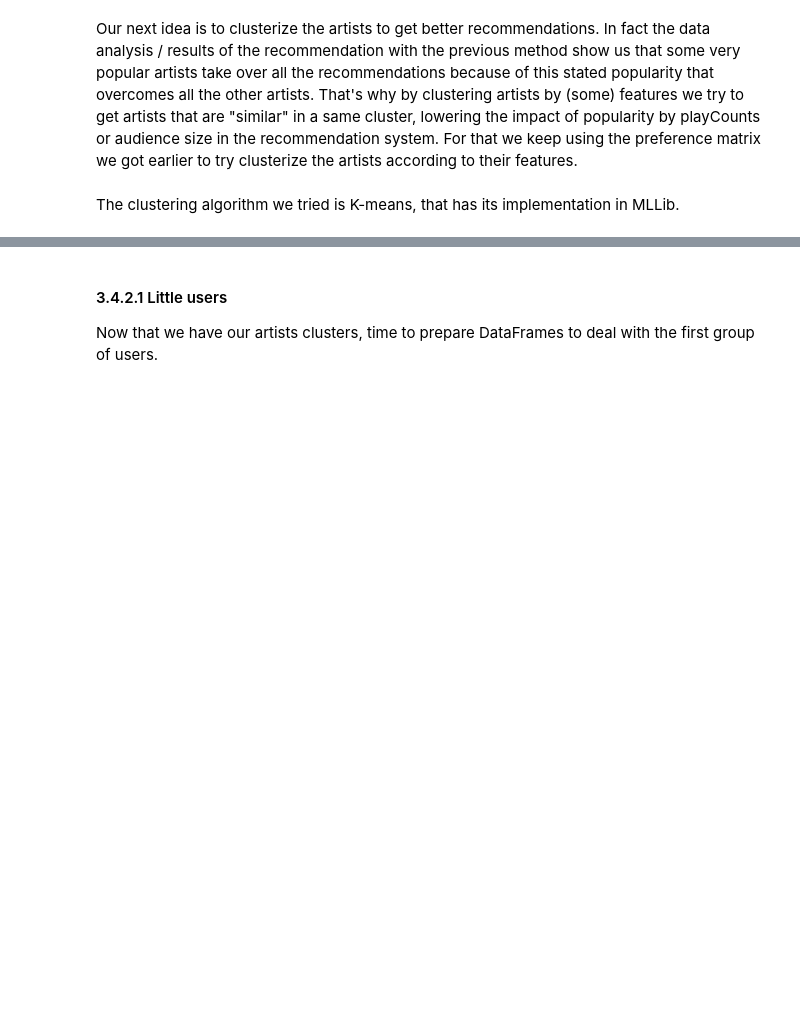
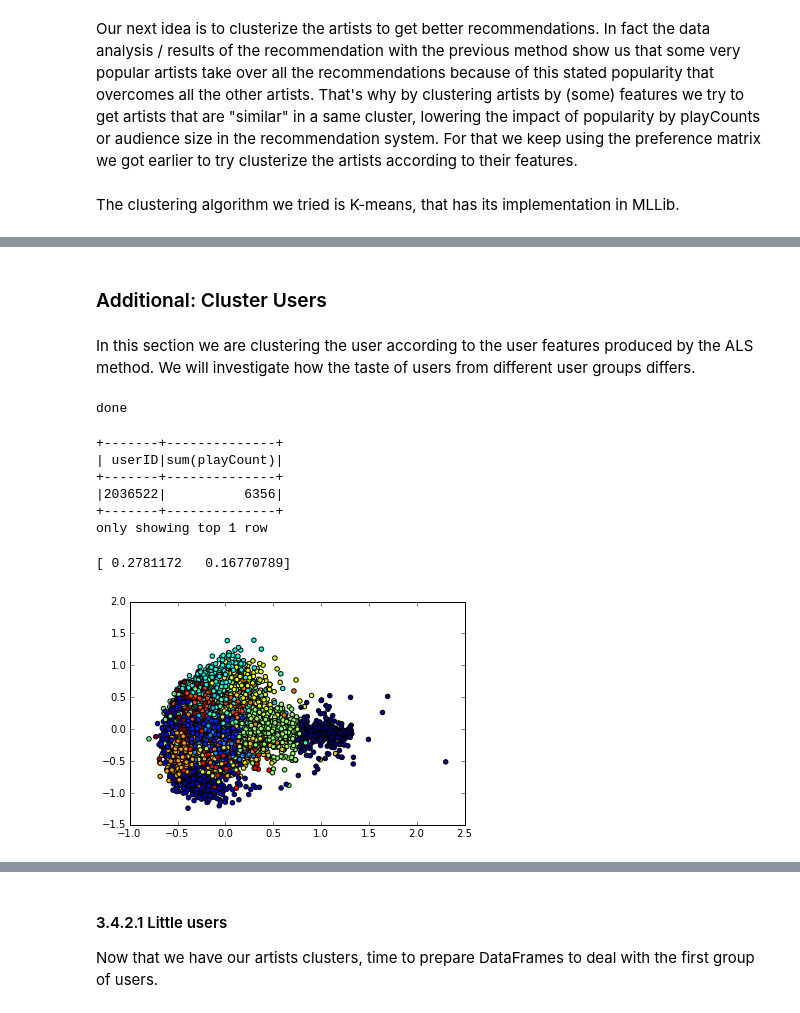
Before and after one commit to sjerbi/Algorithmic-Machine-Learning, a Jupyter notebook: [Lecture 3+4] Recommender algorithm - Music recommendations.ipynb, the cells around one changed output, grey strips where cells are left out. Saved outputs shown, nothing was run; the diff lists cells and outputs as text; code cells hidden in the pictures; blank space fills up the shorter version.

```diff
--- a/[Lecture 3+4] Recommender algorithm - Music recommendations.ipynb
+++ b/[Lecture 3+4] Recommender algorithm - Music recommendations.ipynb
@@ -1307,0 +1382,49 @@ print(clusters.centers)
+# %% [markdown]
+<h3>Additional: Cluster Users</h3>
+# %% [markdown]
+In this section we are clustering the user according to the user features produced by the ALS method. We will investigate how the taste of users from different user groups differs.
+# %%
+clusters_users = KMeans.train(model_filtered.userFeatures().map(lambda x: x[1]), 20, maxIterations=10, initializationMode="random")
+print("done")
+# %% [output]
+done
+# %%
+userArtistDataDF = userArtistDataRDD.toDF(['userID', 'artistID', 'playCount'])
+userArtistDataDF = userArtistDataDF.withColumn('playCount', userArtistDataDF['playCount'].cast(LongType()))
+userArtistDataDF = userArtistDataDF.groupBy('userID').sum('playCount')
+userArtistDataDF.show(1)
+# %% [output]
++-------+--------------+
+| userID|sum(playCount)|
++-------+--------------+
+|2036522|          6356|
++-------+--------------+
+only showing top 1 row
+# %%
+userCounts = userArtistDataDF.rdd.map(lambda x : (int(x[0]),int(x[1]))).collectAsMap()
+bUserCounts = sc.broadcast(userCounts)
+
+def getUserPlays(userID):
+    return(bUserCounts.value.get(userID,0))
+# %%
+userClustersRDD = model_filtered.userFeatures().map(lambda x : [x[0], clusters_users.predict(x[1]), getUserPlays(x[0]), x[1]])
+userClustersDF = userClustersRDD.toDF(['userID', 'cluster', 'playCount'])
+# %%
+samples = userClustersRDD.takeSample(True, 10000, 0)
+# %%
+from sklearn.decomposition import PCA
+
+samples_features = [np.array(sample[3]) for sample in samples]
+samples_clusters = [sample[1] for sample in samples]
+
+# We run PCA on 2 principal components
+pca = PCA(n_components=2)
+features_2d = pca.fit_transform(samples_features)
+
+print(pca.explained_variance_ratio_)
+
+plt.scatter(features_2d[:,0], features_2d[:,1], c=samples_clusters)
+plt.show()
+# %% [output]
+[ 0.2781172   0.16770789]
+[figure, added]
```
Also changed, not shown: parts of 95 cells of this notebook.
